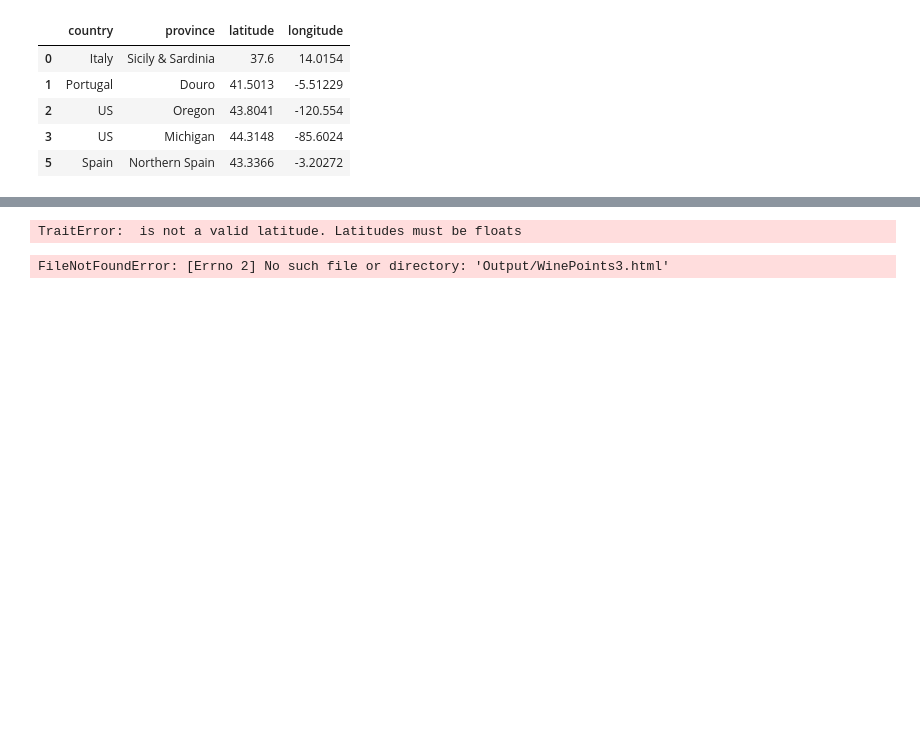
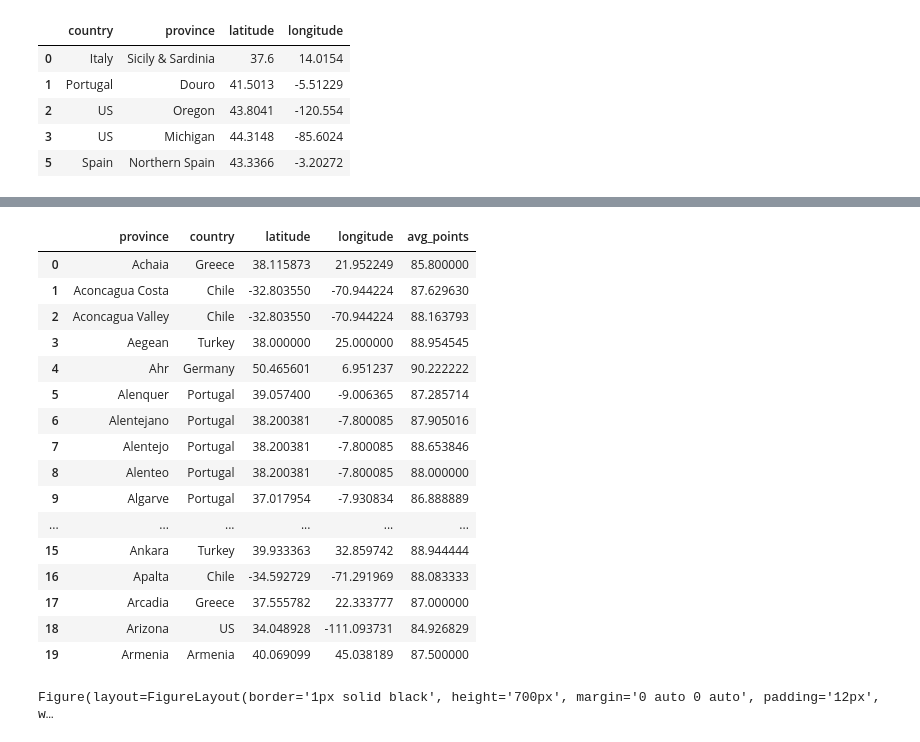
Before and after one commit to halotx3/ccass-wine-ds, a Jupyter notebook: geocode_slc/Wine_Geocode.ipynb, the cells around one changed output, grey strips where cells are left out. Cells and saved outputs as stored; diff of their text form; code cells hidden in the pictures; blank space fills up the shorter version.

Commit message:
Updated with corrected average

```diff
--- a/geocode_slc/Wine_Geocode.ipynb
+++ b/geocode_slc/Wine_Geocode.ipynb
@@ -157,14 +158,15 @@ wine_location_complete.head()
 output_data_file = "../Output/wine_cleaned_location.csv"
 wine_location_complete.to_csv(output_data_file, index=False, header=True)
 # %%
-
-#wine_location = wine_location.replace('', np.nan)
-#wine_location = wine_location.dropna()
-#wine_location.head()
-
 ###Remove data when the lat and long data is blank
 wine_location_complete = wine_location_complete.dropna(subset=['latitude', 'longitude'])
+# Fill NaN values and convert to float
+#wine_location_complete = wine_location_complete.astype({'latitude': 'float64', 'latitude': 'float64'}).fillna(0)
 
-##Average Points per province & country
+
+#Another way to change the fields to numeric other than the above
+wine_location_complete[["latitude", "longitude"]] = wine_location_complete[["latitude", "longitude"]].apply(pd.to_numeric)
+
+wine_location_complete.head()
 
 ##Color change for sizing of the points
@@ -171,2 +198,28 @@ wine_location_complete = wine_location_complete.dropna(subset=['latitude', 'long
+# %%
+#Group the items need for the map
+wine_location_complete_group1 = wine_location_complete.groupby(['province','country','latitude','longitude'])
+
+#Get the average for points and create new dataframe
+wine_location_map_test2 = wine_location_complete_group1["points"].mean().to_frame(name = 'avg_points').reset_index()
+
+wine_location_map_test2.head(20)
+# %% [output]
+|  | province | country | latitude | longitude | avg_points |
+| 0 | Achaia | Greece | 38.115873 | 21.952249 | 85.800000 |
+| 1 | Aconcagua Costa | Chile | -32.803550 | -70.944224 | 87.629630 |
+| 2 | Aconcagua Valley | Chile | -32.803550 | -70.944224 | 88.163793 |
+| 3 | Aegean | Turkey | 38.000000 | 25.000000 | 88.954545 |
+| 4 | Ahr | Germany | 50.465601 | 6.951237 | 90.222222 |
+| 5 | Alenquer | Portugal | 39.057400 | -9.006365 | 87.285714 |
+| 6 | Alentejano | Portugal | 38.200381 | -7.800085 | 87.905016 |
+| 7 | Alentejo | Portugal | 38.200381 | -7.800085 | 88.653846 |
+| 8 | Alenteo | Portugal | 38.200381 | -7.800085 | 88.000000 |
+| 9 | Algarve | Portugal | 37.017954 | -7.930834 | 86.888889 |
+| ... | ... | ... | ... | ... | ... |
+| 15 | Ankara | Turkey | 39.933363 | 32.859742 | 88.944444 |
+| 16 | Apalta | Chile | -34.592729 | -71.291969 | 88.083333 |
+| 17 | Arcadia | Greece | 37.555782 | 22.333777 | 87.000000 |
+| 18 | Arizona | US | 34.048928 | -111.093731 | 84.926829 |
+| 19 | Armenia | Armenia | 40.069099 | 45.038189 | 87.500000 |
 # %%
 # Store latitude and longitude in locations
@@ -181,9 +266,12 @@ fig = gmaps.figure(map_type="HYBRID")
 #print(fig)
 
 # Create heat layer
-heat_layer = gmaps.heatmap_layer(locations, weights=points,
+heat_layer = gmaps.heatmap_layer(locations, weights=points, #hover_text=province_map,
                                  dissipating=False, max_intensity=10,
                                  point_radius=1)
+
+gmaps.Marker
+
 #print(heat_layer)
 
 # Customize the size of the figure
@@ -203,7 +291,9 @@ fig = gmaps.figure(layout=figure_layout)
 # Add layer
 fig.add_layer(heat_layer)
 
+
+
 # Display figure
 fig
 # %% [output]
-TraitError:  is not a valid latitude. Latitudes must be floats
+Figure(layout=FigureLayout(border='1px solid black', height='700px', margin='0 auto 0 auto', padding='12px', w…
@@ -210,5 +307,3 @@ TraitError:  is not a valid latitude. Latitudes must be floats
 # %%
 # Save the figure in html
-embed_minimal_html('Output/WinePoints3.html', views=[fig])
+embed_minimal_html('../images/WinePoints5.html', views=[fig])
-# %% [output]
-FileNotFoundError: [Errno 2] No such file or directory: 'Output/WinePoints3.html'
```
Also changed, not shown: parts of 10 cells of this notebook, 4 other files.
